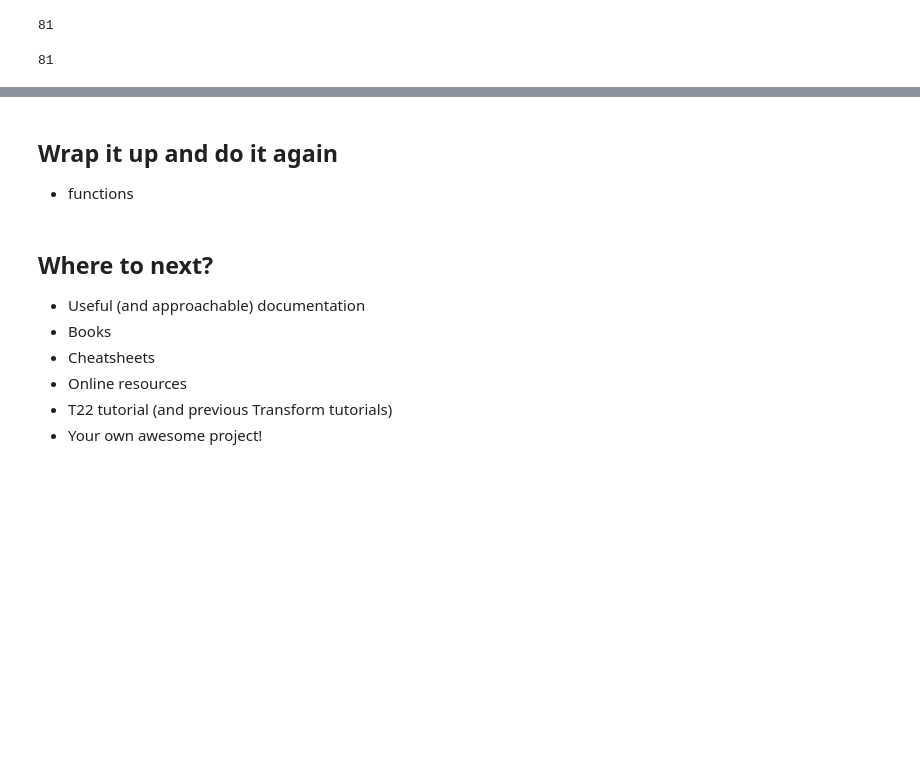
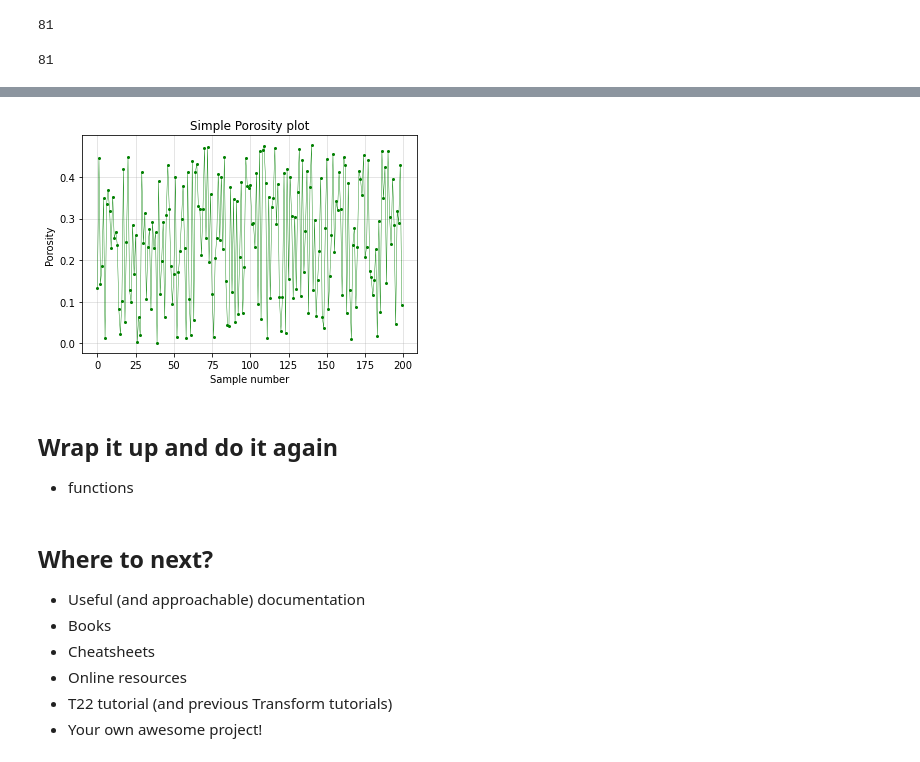
Before and after one commit to Zabamund/T22_getting_started, a Jupyter notebook: Intro_to_Python.ipynb, the cells around one changed output, grey strips where cells are left out. Drawn from its saved outputs; the diff is of its cells as text; code cells hidden in the pictures; blank space fills up the shorter version.

```diff
--- a/Intro_to_Python.ipynb
+++ b/Intro_to_Python.ipynb
@@ -658,3 +673,14 @@ good_resevoir_lc
+# %%
+fig, ax = plt.subplots()
+
+ax.plot(porosities, 'o-', c='g', lw=0.4, markersize=2)
+ax.grid(alpha=0.4)
+ax.set_ylabel('Porosity')
+ax.set_xlabel('Sample number')
+ax.set_title('Simple Porosity plot')
+plt.show()
+# %% [output]
+[figure, added]
 # %% [markdown]
 ## Wrap it up and do it again
 - functions
```
Also changed, not shown: parts of 5 cells of this notebook.
